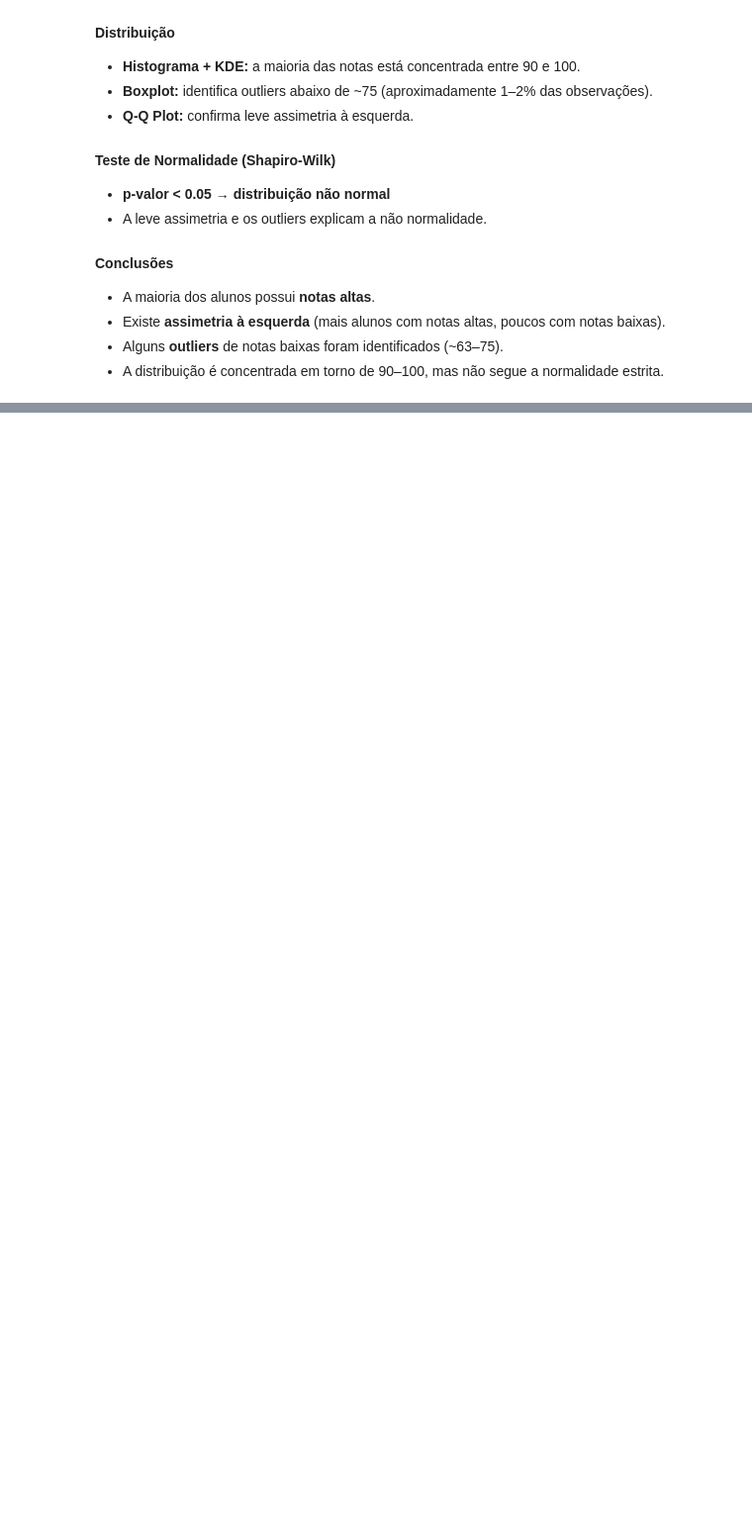
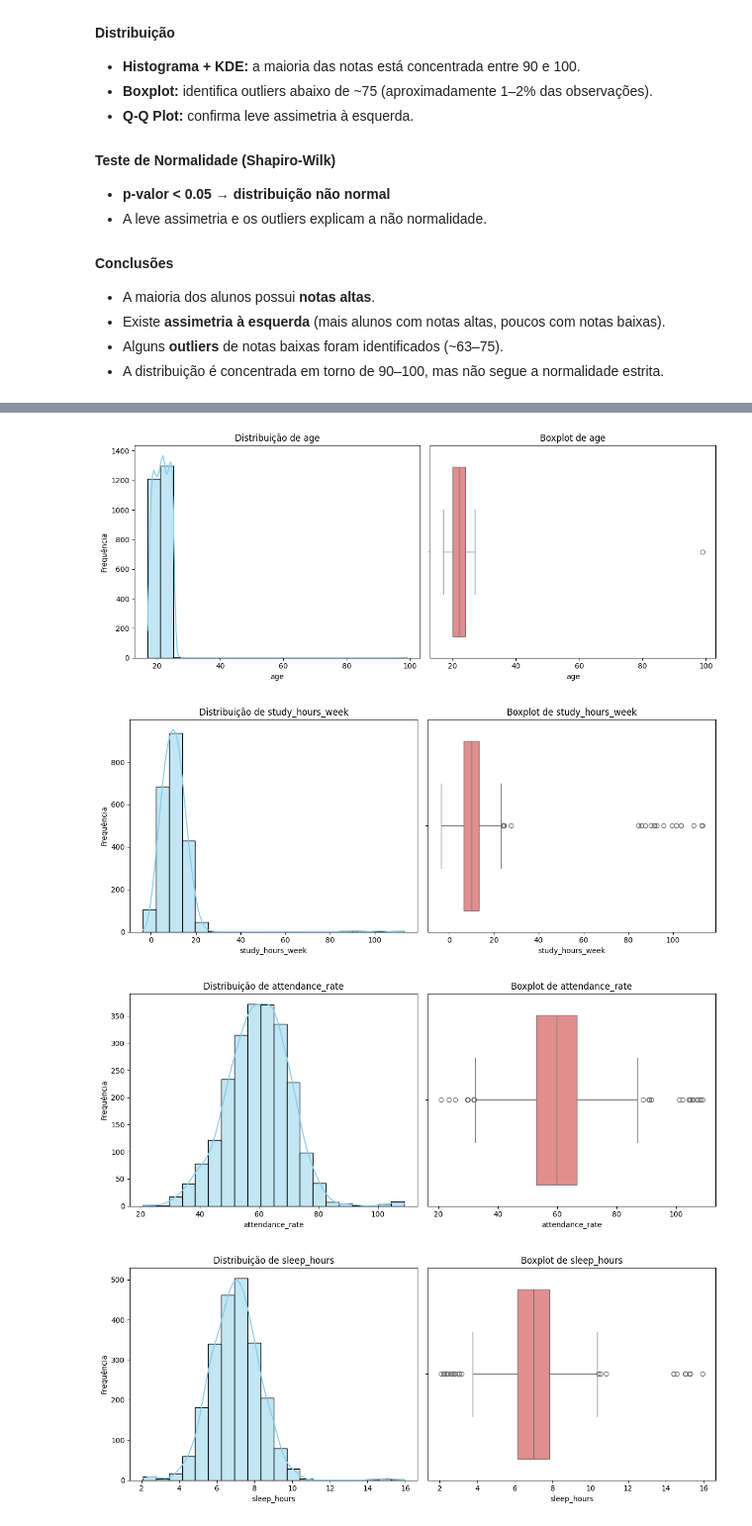
Before and after one commit to Juan-82/4-C-Juan-Enoque---students_performance, a Jupyter notebook: notebooks/01_EDA.ipynb, the cells around one changed output, grey strips where cells are left out. Shown at 99% size. Cells and saved outputs as stored; diff of their text form; code cells hidden in the pictures; blank space fills up the shorter version.

```diff
--- a/notebooks/01_EDA.ipynb
+++ b/notebooks/01_EDA.ipynb
@@ -269,0 +276,6 @@ Distribuição não normal (rejeita H0).
+# %%
+# Seleciona apenas as colunas numéricas do dataset
+numeric_cols = df.select_dtypes(include=['int64', 'float64']).columns.tolist()
+
+# Exibe estatísticas descritivas de cada variável numérica
+df[numeric_cols].describe().T
@@ -269,0 +290,28 @@ Distribuição não normal (rejeita H0).
+# %%
+import matplotlib.pyplot as plt
+import seaborn as sns
+
+# Gera histogramas e boxplots para cada variável numérica
+for col in numeric_cols:
+    plt.figure(figsize=(12, 5))
+
+    # Histograma
+    plt.subplot(1, 2, 1)
+    sns.histplot(df[col], kde=True, bins=20, color='skyblue')
+    plt.title(f'Distribuição de {col}')
+    plt.xlabel(col)
+    plt.ylabel('Frequência')
+
+    # Boxplot
+    plt.subplot(1, 2, 2)
+    sns.boxplot(x=df[col], color='lightcoral')
+    plt.title(f'Boxplot de {col}')
+    plt.xlabel(col)
+
+    plt.tight_layout()
+    plt.show()
+# %% [output]
+[figure, added]
+[figure, added]
+[figure, added]
+[figure, added]
```
Also changed, not shown: parts of 20 cells of this notebook.
